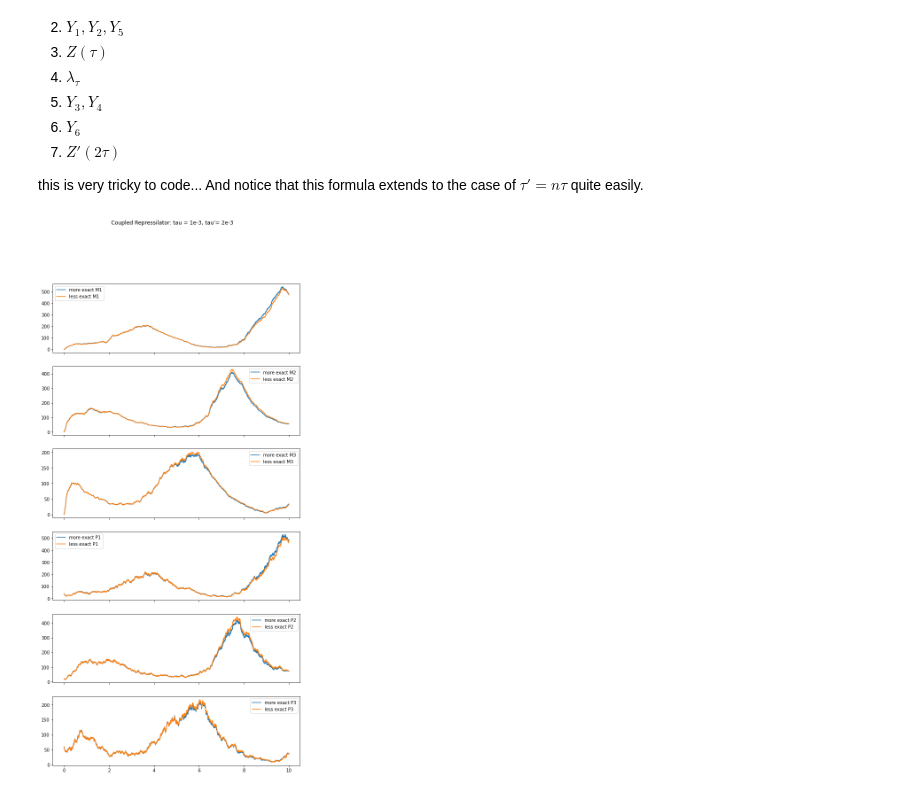
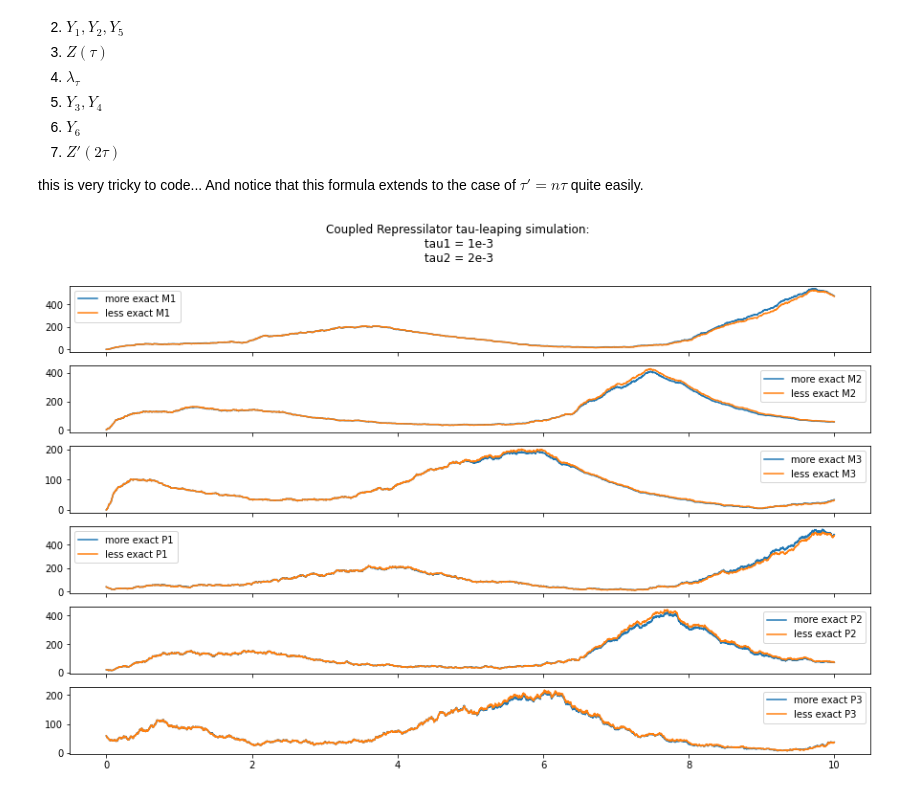
Before and after one commit to WangHaiYang874/ABC22, a Jupyter notebook: tau leaping couple.ipynb, the cells around one changed output. Cells and saved outputs as stored; diff of their text form; code cells hidden in the pictures.

```diff
--- a/tau leaping couple.ipynb
+++ b/tau leaping couple.ipynb
@@ -51,12 +51,12 @@ model = Repressilator(model_parameter)
 # %%
 x1,t1,x2,t2 = model.tau_leaping_coupled(X_init,1e-3,10)
 # %%
-fig, axes = plt.subplots(6,1,figsize=(10,20),sharex=True)
-fig.suptitle('Coupled Repressilator: tau = 1e-3, tau\'= 2e-3')
+fig, axes = plt.subplots(6,1,figsize=(15,9),sharex=True)
+fig.suptitle('Coupled Repressilator tau-leaping simulation:\n tau1 = 1e-3\n tau2 = 2e-3')
 
 for i in range(6):
     axes[i].plot(t1,x1[:,i],label='more exact ' + model.index2chemical[i])
     axes[i].plot(t2,x2[:,i],label='less exact ' + model.index2chemical[i])
     axes[i].legend()
 # %% [output]
-[figure, old version]
+[figure, new version]
```
Also changed, not shown: parts of 3 cells of this notebook.
